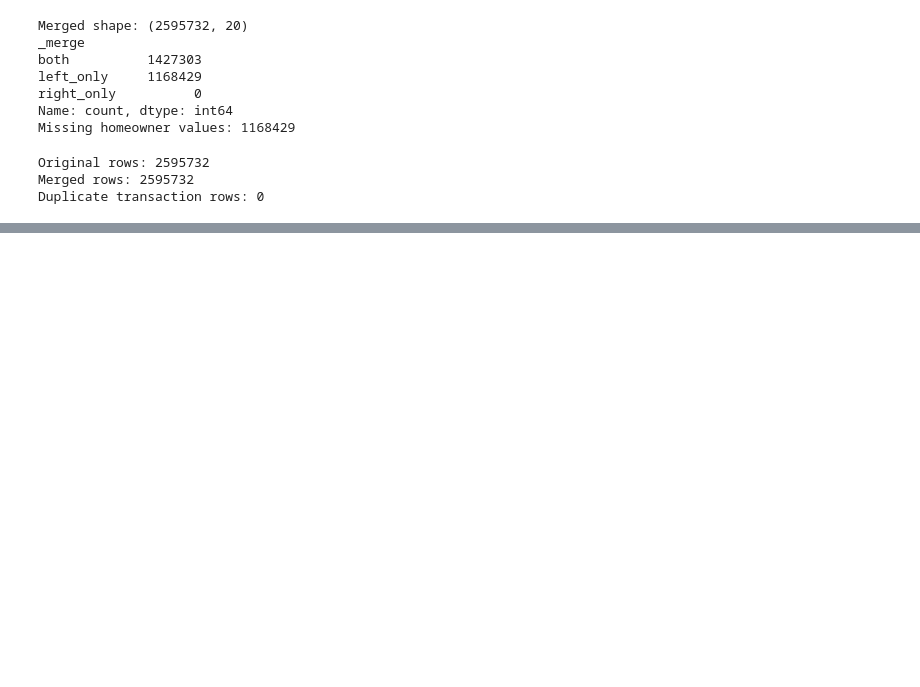
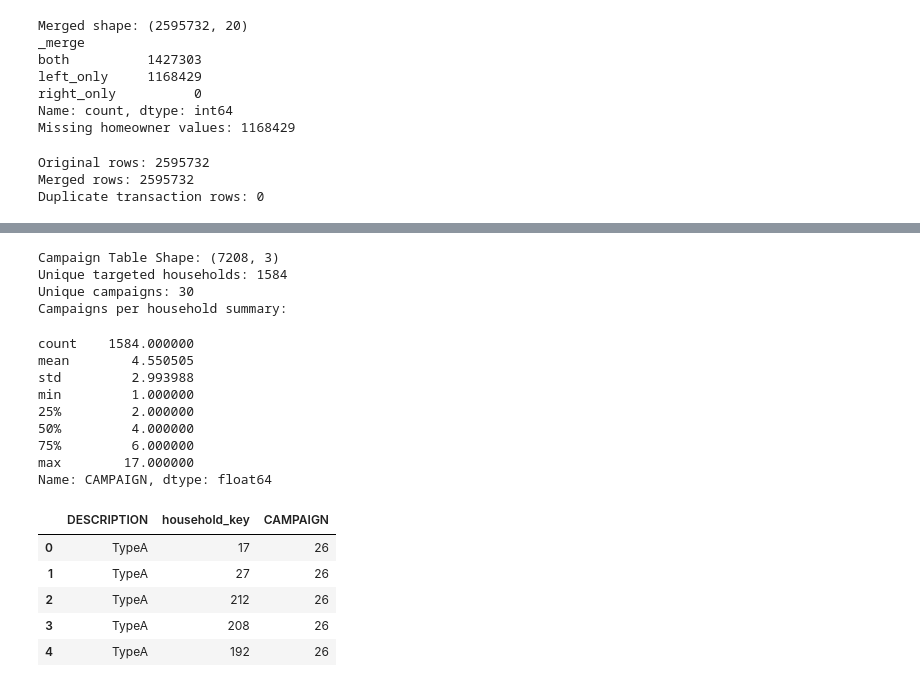
Before and after one commit to anshikagknp/retail-customer-product-and-promotion-intelligence, a Jupyter notebook: notebooks/01_data_understanding.ipynb, the cells around one changed output, grey strips where cells are left out. Saved outputs shown, nothing was run; the diff lists cells and outputs as text; code cells hidden in the pictures; blank space fills up the shorter version.

```diff
--- a/notebooks/01_data_understanding.ipynb
+++ b/notebooks/01_data_understanding.ipynb
@@ -768,0 +807,29 @@ Duplicate transaction rows: 0
+# %%
+# 4.2 Campaign Household Targeting Table
+camp_table = pd.read_csv('../data/raw/campaign_table.csv')
+print('Campaign Table Shape:', camp_table.shape)
+print('Unique targeted households:', camp_table['household_key'].nunique())
+print('Unique campaigns:', camp_table['CAMPAIGN'].nunique())
+print('Campaigns per household summary:')
+display(camp_table.groupby('household_key')['CAMPAIGN'].count().describe())
+display(camp_table.head())
+# %% [output]
+Campaign Table Shape: (7208, 3)
+Unique targeted households: 1584
+Unique campaigns: 30
+Campaigns per household summary:
+count    1584.000000
+mean        4.550505
+std         2.993988
+min         1.000000
+25%         2.000000
+50%         4.000000
+75%         6.000000
+max        17.000000
+Name: CAMPAIGN, dtype: float64
+|  | DESCRIPTION | household_key | CAMPAIGN |
+| 0 | TypeA | 17 | 26 |
+| 1 | TypeA | 27 | 26 |
+| 2 | TypeA | 212 | 26 |
+| 3 | TypeA | 208 | 26 |
+| 4 | TypeA | 192 | 26 |
```
Also changed, not shown: parts of 7 cells of this notebook.
